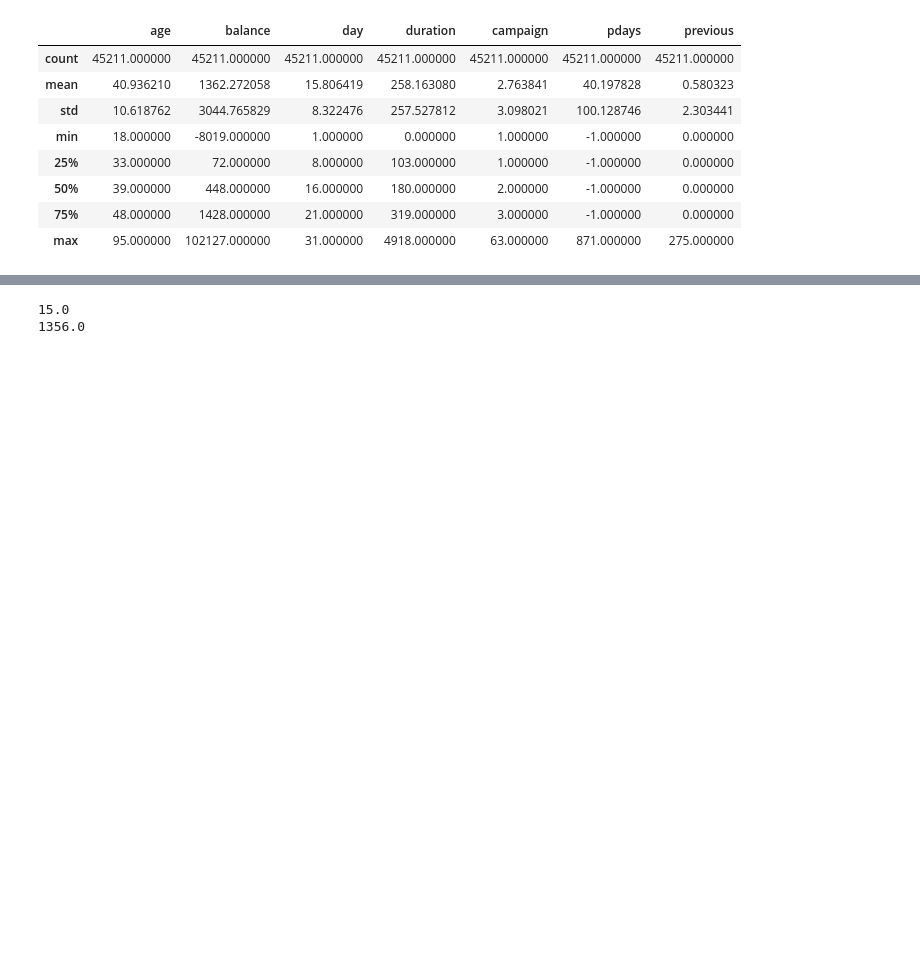
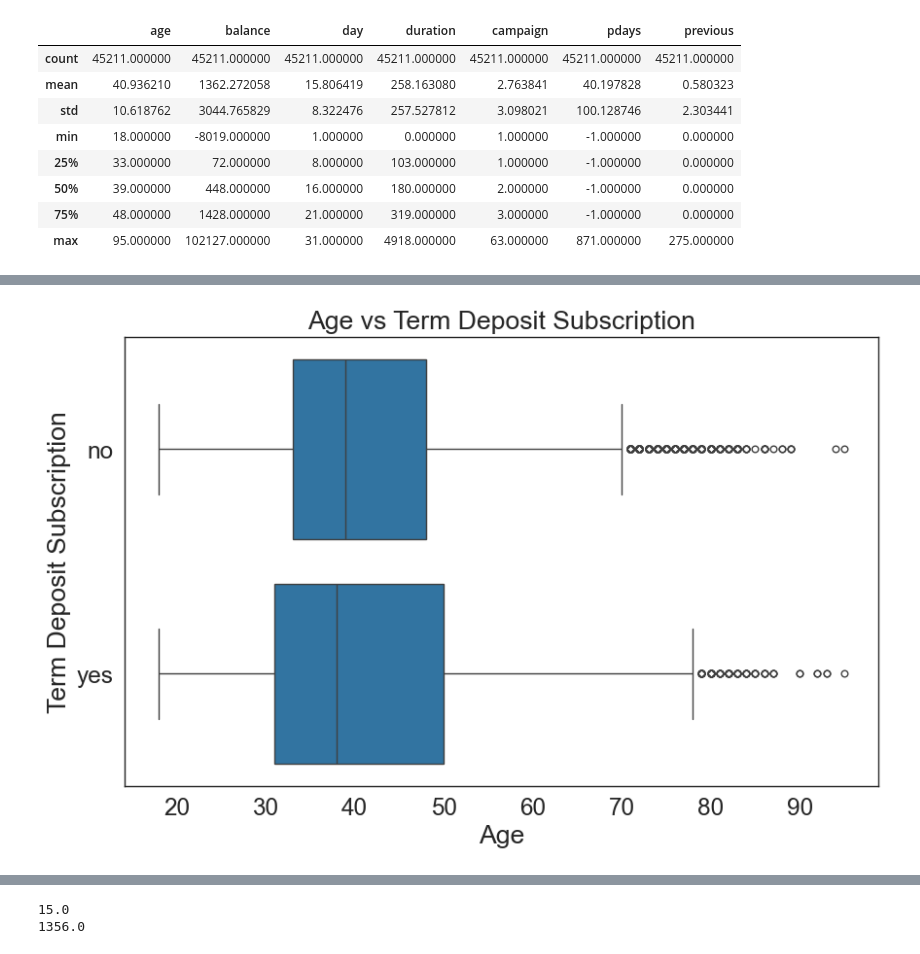
Before and after one commit to Soorabh/BankCustomerSubscription, a Jupyter notebook: notebooks/Bank Customer Term subscription.ipynb, the cells around one changed output, grey strips where cells are left out. Cells and saved outputs as stored; diff of their text form; code cells hidden in the pictures; blank space fills up the shorter version.

```diff
--- a/notebooks/Bank Customer Term subscription.ipynb
+++ b/notebooks/Bank Customer Term subscription.ipynb
@@ -59,0 +74,10 @@ bank_data.describe()
+# %%
+#Age vs TDS
+plt.figure(figsize=(10, 6))
+sns.boxplot(x='age', y='y', data=bank_data)
+plt.title('Age vs Term Deposit Subscription')
+plt.xlabel('Age')
+plt.ylabel('Term Deposit Subscription')
+plt.show()
+# %% [output]
+[figure, added]
```
Also changed, not shown: parts of 45 cells of this notebook, 1 other file.
